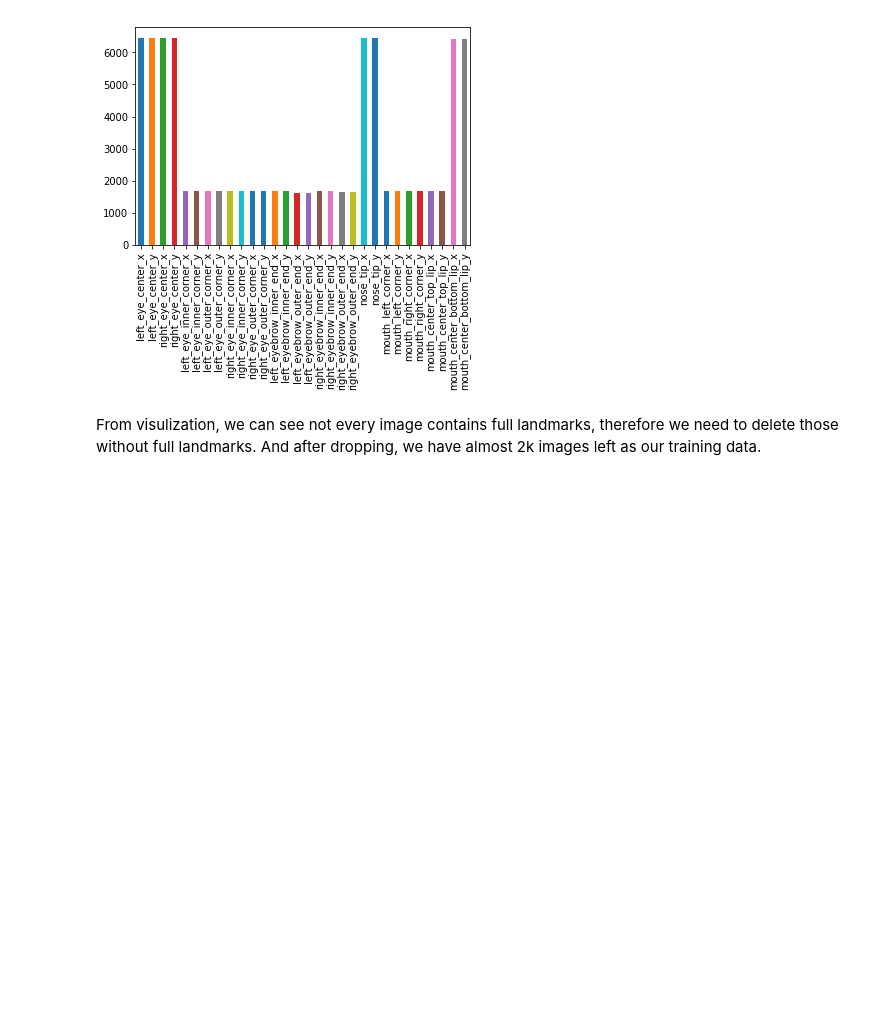
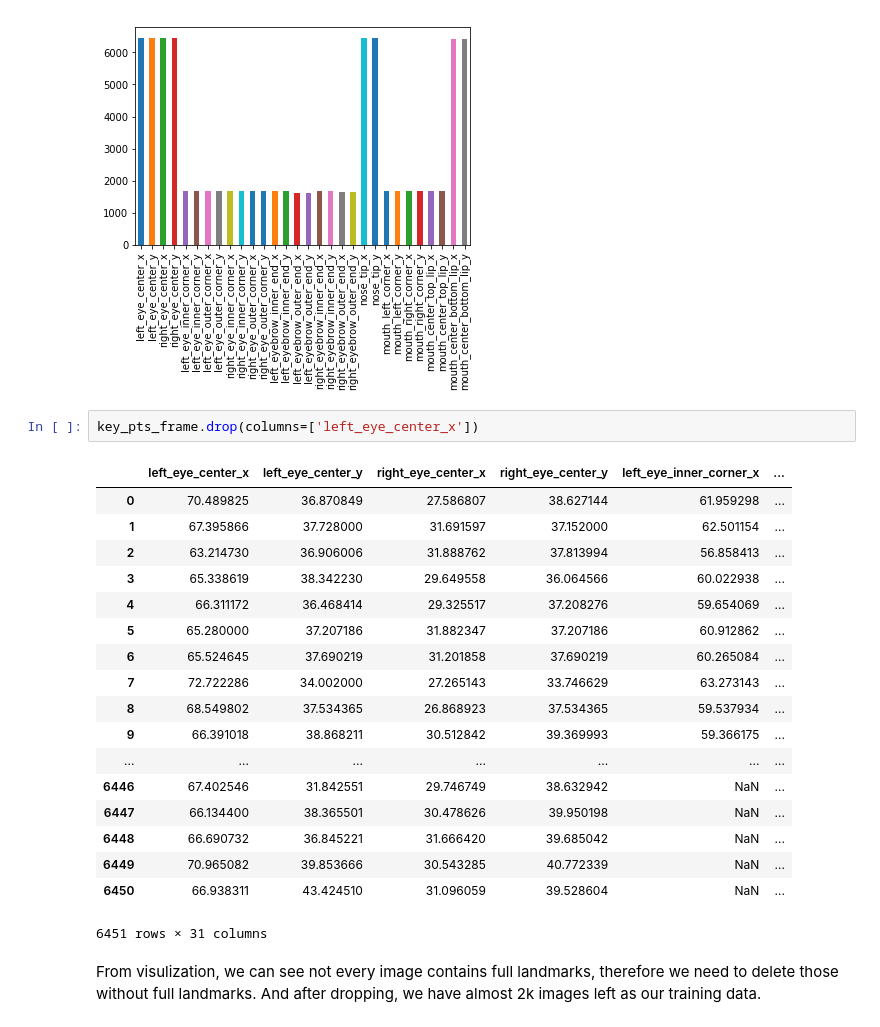
Before and after one commit to cornerfarmer/i2dl, a Jupyter notebook: exercise_4/1_facial_keypoints.ipynb, the cells around one changed output. Saved outputs shown, nothing was run; the diff lists cells and outputs as text; blank space fills up the shorter version.

```diff
--- a/exercise_4/1_facial_keypoints.ipynb
+++ b/exercise_4/1_facial_keypoints.ipynb
@@ -57,6 +57,27 @@ print(key_pts_frame.shape)
 # %% [output]
 (6451, 31)
 [figure]
+# %%
+key_pts_frame.drop(columns=['left_eye_center_x'])
+# %% [output]
+|  | left_eye_center_x | left_eye_center_y | right_eye_center_x | right_eye_center_y | left_eye_inner_corner_x | ... |
+| 0 | 70.489825 | 36.870849 | 27.586807 | 38.627144 | 61.959298 | ... |
+| 1 | 67.395866 | 37.728000 | 31.691597 | 37.152000 | 62.501154 | ... |
+| 2 | 63.214730 | 36.906006 | 31.888762 | 37.813994 | 56.858413 | ... |
+| 3 | 65.338619 | 38.342230 | 29.649558 | 36.064566 | 60.022938 | ... |
+| 4 | 66.311172 | 36.468414 | 29.325517 | 37.208276 | 59.654069 | ... |
+| 5 | 65.280000 | 37.207186 | 31.882347 | 37.207186 | 60.912862 | ... |
+| 6 | 65.524645 | 37.690219 | 31.201858 | 37.690219 | 60.265084 | ... |
+| 7 | 72.722286 | 34.002000 | 27.265143 | 33.746629 | 63.273143 | ... |
+| 8 | 68.549802 | 37.534365 | 26.868923 | 37.534365 | 59.537934 | ... |
+| 9 | 66.391018 | 38.868211 | 30.512842 | 39.369993 | 59.366175 | ... |
+| ... | ... | ... | ... | ... | ... | ... |
+| 6446 | 67.402546 | 31.842551 | 29.746749 | 38.632942 | NaN | ... |
+| 6447 | 66.134400 | 38.365501 | 30.478626 | 39.950198 | NaN | ... |
+| 6448 | 66.690732 | 36.845221 | 31.666420 | 39.685042 | NaN | ... |
+| 6449 | 70.965082 | 39.853666 | 30.543285 | 40.772339 | NaN | ... |
+| 6450 | 66.938311 | 43.424510 | 31.096059 | 39.528604 | NaN | ... |
+6451 rows × 31 columns
 # %% [markdown]
 From visulization, we can see not every image contains full landmarks, therefore we need to delete those without full landmarks. And after dropping, we have almost 2k images left as our training data.
 # %%
```
Also changed, not shown: 5 other files.
